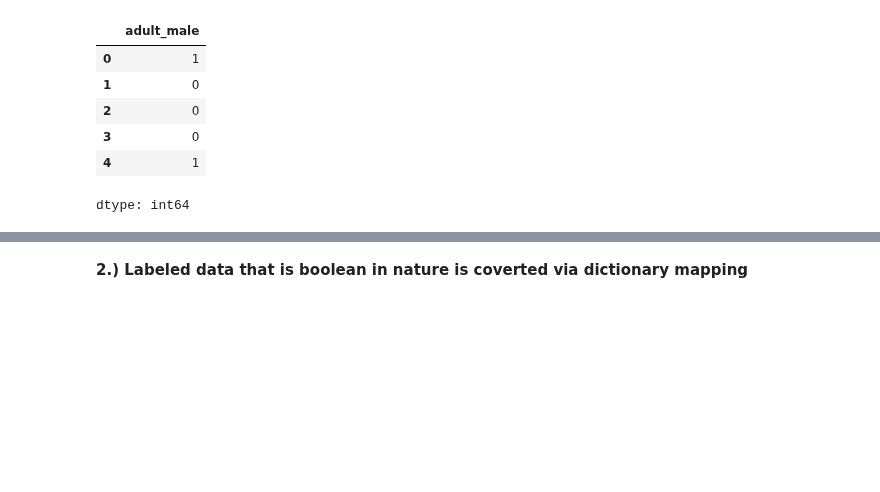
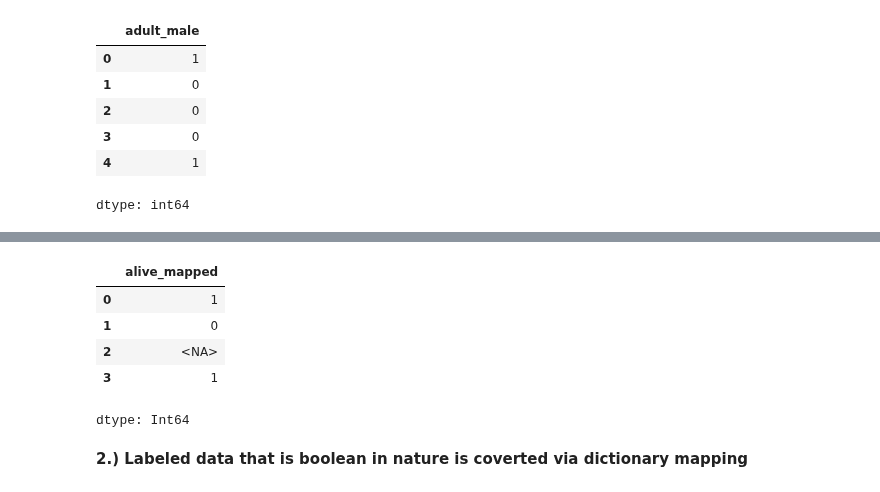
Before and after one commit to leropo00/ml_digital_art, a Jupyter notebook: notebooks/tutorial/tutorial_training_of_tabular.ipynb, the cells around one changed output, grey strips where cells are left out. Cells and saved outputs as stored; diff of their text form; code cells hidden in the pictures; blank space fills up the shorter version.

```diff
--- a/notebooks/tutorial/tutorial_training_of_tabular.ipynb
+++ b/notebooks/tutorial/tutorial_training_of_tabular.ipynb
@@ -71,3 +85,14 @@ dtype: int64
+# %%
+df_temp = pd.DataFrame({'alive': [True, False, None, True]})
+df_temp['alive_mapped'] = df_temp['alive'].astype('Int64')
+df_temp['alive_mapped']
+# %% [output]
+|  | alive_mapped |
+| 0 | 1 |
+| 1 | 0 |
+| 2 | <NA> |
+| 3 | 1 |
+dtype: Int64
 # %% [markdown]
 **2.) Labeled data that is boolean in nature is coverted via dictionary mapping**
 # %%
```
Also changed, not shown: parts of 4 cells of this notebook.
